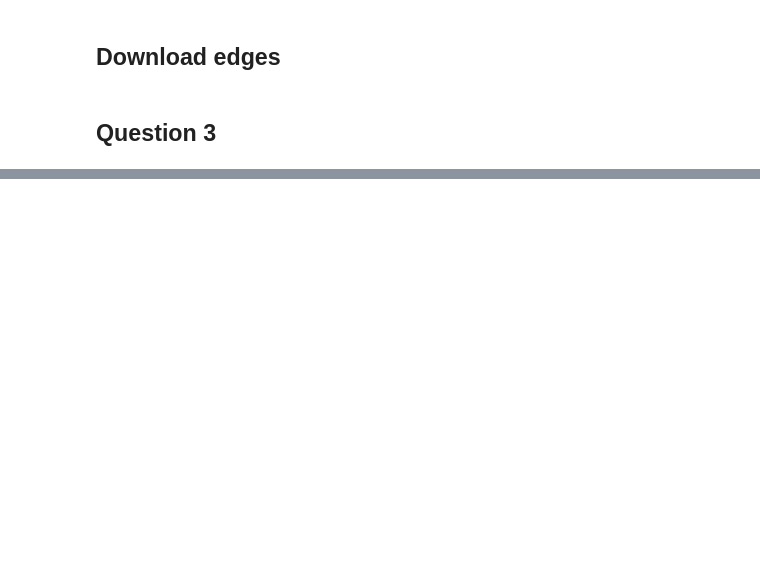
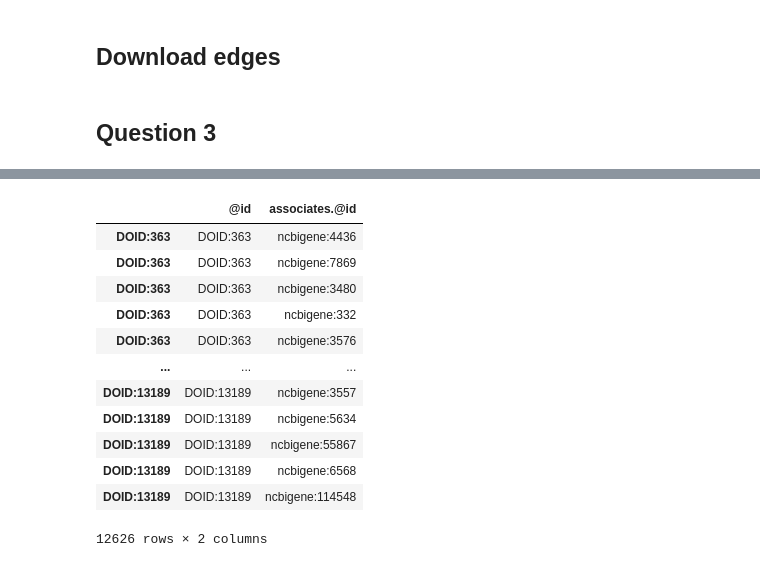
Before and after one commit to fbelleau/kibio-bi, a Jupyter notebook: Demo_case_2_public.ipynb, the cells around one changed output, grey strips where cells are left out. Cells and saved outputs as stored; diff of their text form; code cells hidden in the pictures; blank space fills up the shorter version.

```diff
--- a/Demo_case_2_public.ipynb
+++ b/Demo_case_2_public.ipynb
@@ -177,0 +230,16 @@ answer_question_3
+# %%
+disease_association_edges
+# %% [output]
+|  | @id | associates.@id |
+| DOID:363 | DOID:363 | ncbigene:4436 |
+| DOID:363 | DOID:363 | ncbigene:7869 |
+| DOID:363 | DOID:363 | ncbigene:3480 |
+| DOID:363 | DOID:363 | ncbigene:332 |
+| DOID:363 | DOID:363 | ncbigene:3576 |
+| ... | ... | ... |
+| DOID:13189 | DOID:13189 | ncbigene:3557 |
+| DOID:13189 | DOID:13189 | ncbigene:5634 |
+| DOID:13189 | DOID:13189 | ncbigene:55867 |
+| DOID:13189 | DOID:13189 | ncbigene:6568 |
+| DOID:13189 | DOID:13189 | ncbigene:114548 |
+12626 rows × 2 columns
```
Also changed, not shown: parts of 16 cells of this notebook.
